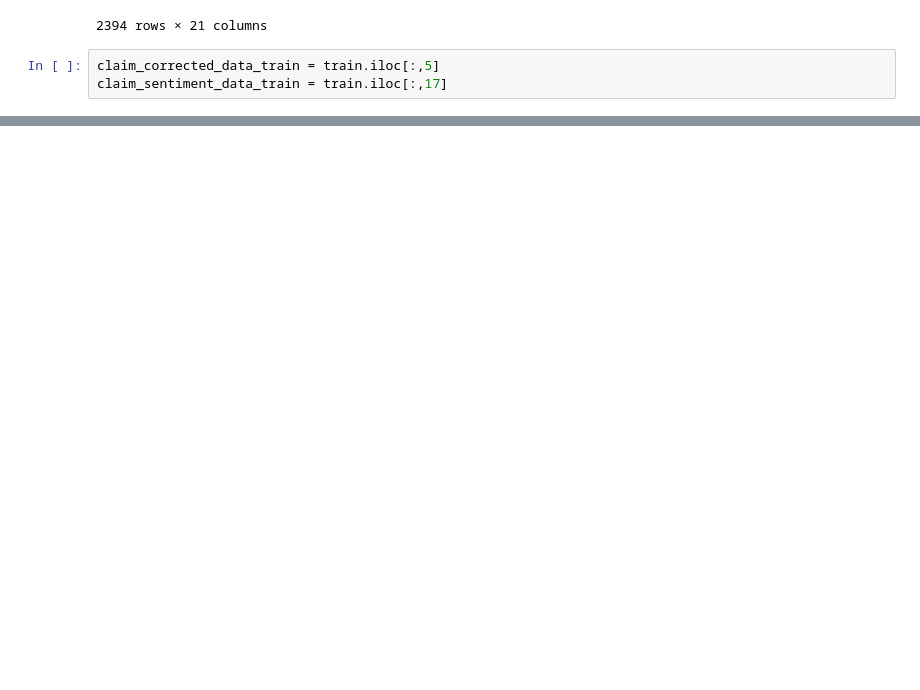
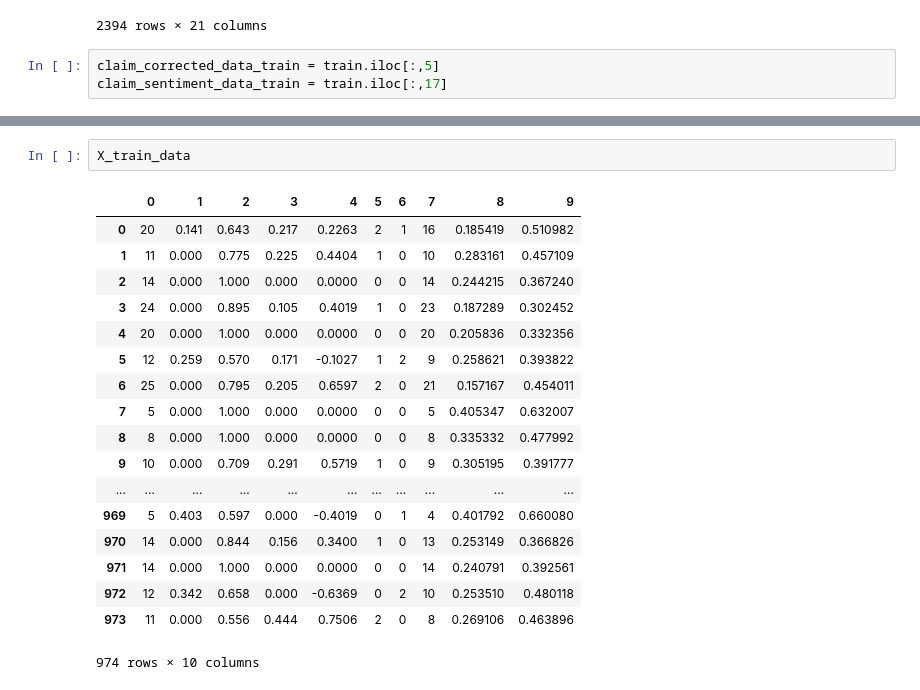
Before and after one commit to hjshah142/Stance-Detection-and-Sentiment-anylsis-of-Arguments, a Jupyter notebook: Untitled.ipynb, the cells around one changed output, grey strips where cells are left out. Cells and saved outputs as stored; diff of their text form; blank space fills up the shorter version.

```diff
--- a/Untitled.ipynb
+++ b/Untitled.ipynb
@@ -49,0 +48,21 @@ TypeError: _instance_features() takes 1 positional argument but 2 were given
+# %%
+X_train_data
+# %% [output]
+|  | 0 | 1 | 2 | 3 | 4 | 5 | 6 | 7 | 8 | 9 |
+| 0 | 20 | 0.141 | 0.643 | 0.217 | 0.2263 | 2 | 1 | 16 | 0.185419 | 0.510982 |
+| 1 | 11 | 0.000 | 0.775 | 0.225 | 0.4404 | 1 | 0 | 10 | 0.283161 | 0.457109 |
+| 2 | 14 | 0.000 | 1.000 | 0.000 | 0.0000 | 0 | 0 | 14 | 0.244215 | 0.367240 |
+| 3 | 24 | 0.000 | 0.895 | 0.105 | 0.4019 | 1 | 0 | 23 | 0.187289 | 0.302452 |
+| 4 | 20 | 0.000 | 1.000 | 0.000 | 0.0000 | 0 | 0 | 20 | 0.205836 | 0.332356 |
+| 5 | 12 | 0.259 | 0.570 | 0.171 | -0.1027 | 1 | 2 | 9 | 0.258621 | 0.393822 |
+| 6 | 25 | 0.000 | 0.795 | 0.205 | 0.6597 | 2 | 0 | 21 | 0.157167 | 0.454011 |
+| 7 | 5 | 0.000 | 1.000 | 0.000 | 0.0000 | 0 | 0 | 5 | 0.405347 | 0.632007 |
+| 8 | 8 | 0.000 | 1.000 | 0.000 | 0.0000 | 0 | 0 | 8 | 0.335332 | 0.477992 |
+| 9 | 10 | 0.000 | 0.709 | 0.291 | 0.5719 | 1 | 0 | 9 | 0.305195 | 0.391777 |
+| ... | ... | ... | ... | ... | ... | ... | ... | ... | ... | ... |
+| 969 | 5 | 0.403 | 0.597 | 0.000 | -0.4019 | 0 | 1 | 4 | 0.401792 | 0.660080 |
+| 970 | 14 | 0.000 | 0.844 | 0.156 | 0.3400 | 1 | 0 | 13 | 0.253149 | 0.366826 |
+| 971 | 14 | 0.000 | 1.000 | 0.000 | 0.0000 | 0 | 0 | 14 | 0.240791 | 0.392561 |
+| 972 | 12 | 0.342 | 0.658 | 0.000 | -0.6369 | 0 | 2 | 10 | 0.253510 | 0.480118 |
+| 973 | 11 | 0.000 | 0.556 | 0.444 | 0.7506 | 2 | 0 | 8 | 0.269106 | 0.463896 |
+974 rows × 10 columns
```
Also changed, not shown: parts of 14 cells of this notebook, 1 other file.
